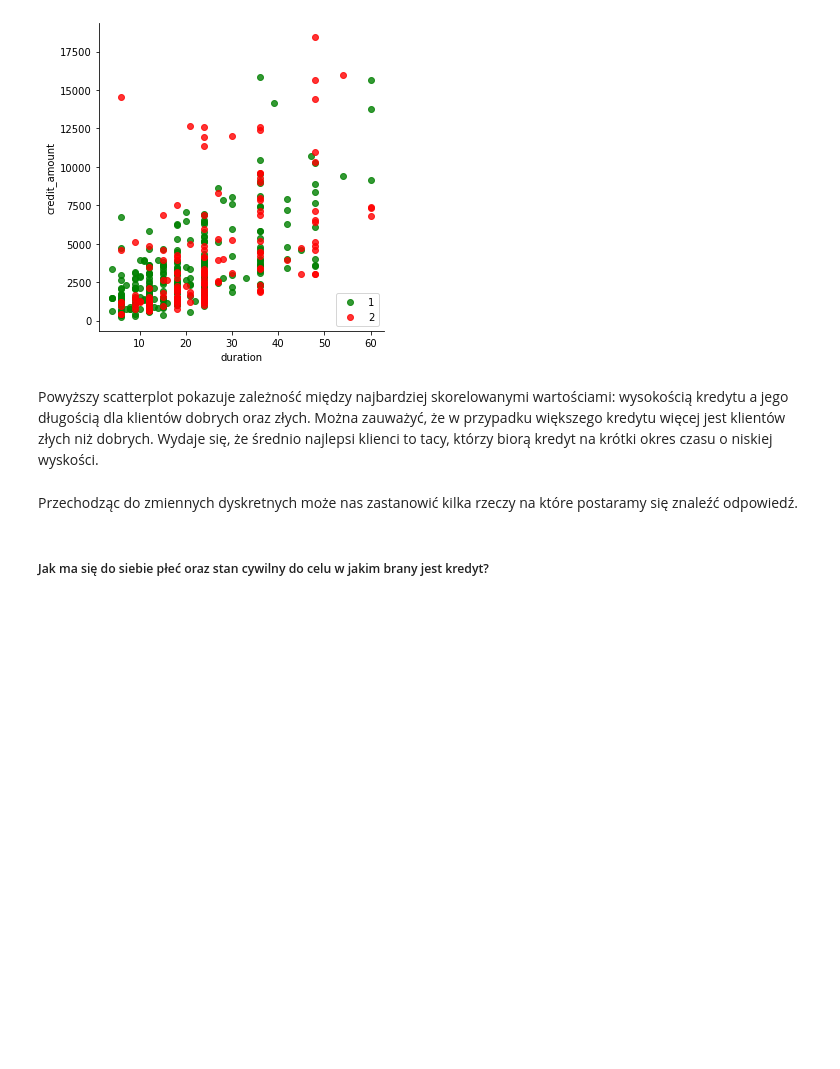
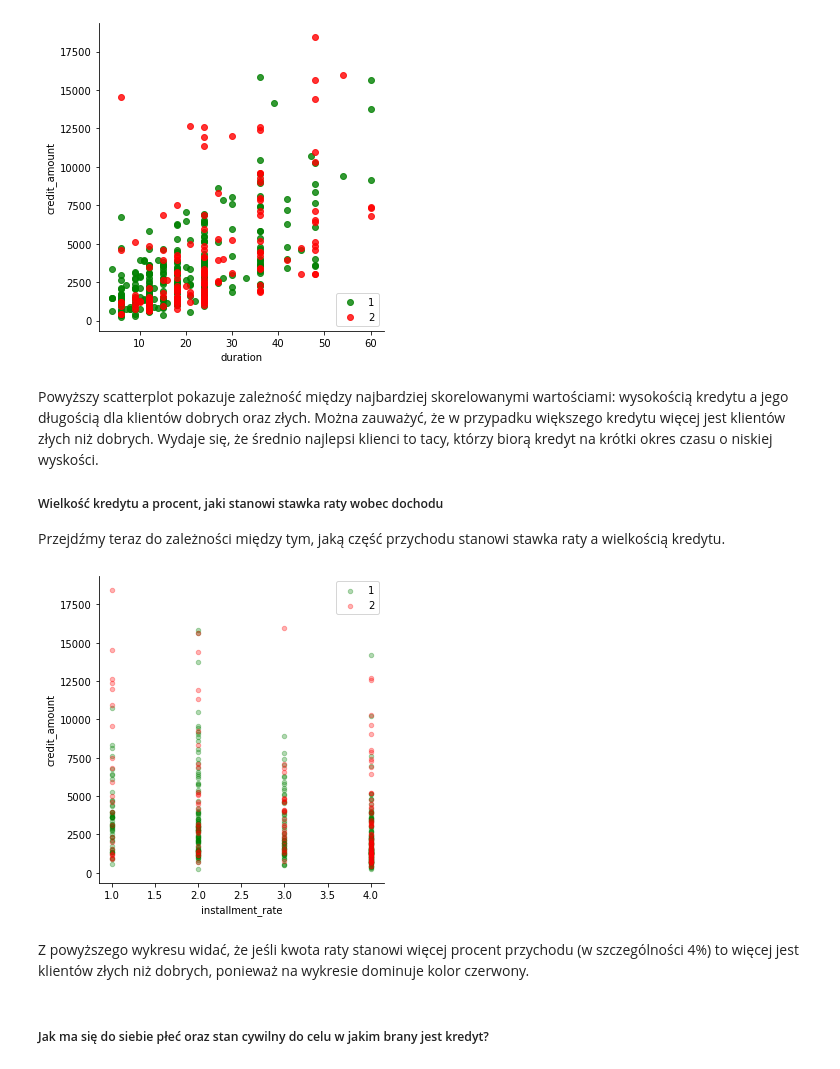
Before and after one commit to malwina0/2022L-ML, a Jupyter notebook: PD1.ipynb, the cells around one changed output. Drawn from its saved outputs; the diff is of its cells as text; code cells hidden in the pictures; blank space fills up the shorter version.

```diff
--- a/PD1.ipynb
+++ b/PD1.ipynb
@@ -203,8 +209,19 @@ plt.show()
 [figure]
 # %% [markdown]
 Powyższy scatterplot pokazuje zależność między najbardziej skorelowanymi wartościami: wysokością kredytu a jego długością dla klientów dobrych oraz złych. Można zauważyć, że w przypadku większego kredytu więcej jest klientów złych niż dobrych. Wydaje się, że średnio najlepsi klienci to tacy, którzy biorą kredyt na krótki okres czasu o niskiej wyskości.
+
+##### Wielkość kredytu a procent, jaki stanowi stawka raty wobec dochodu
+Przejdźmy teraz do zależności między tym, jaką część przychodu stanowi stawka raty a wielkością kredytu.
-# %% [markdown]
-Przechodząc do zmiennych dyskretnych może nas zastanowić kilka rzeczy na które postaramy się znaleźć odpowiedź.
+# %%
+sns.lmplot( x="installment_rate", y="credit_amount", data=X_train, fit_reg=False, hue='customer_type',
+           legend=False, palette=["green", "red"],
+          scatter_kws={"alpha":0.3,"s":20})
+plt.legend(loc='upper right')
+plt.show()
+# %% [output]
+[figure, added]
+# %% [markdown]
+Z powyższego wykresu widać, że jeśli kwota raty stanowi więcej procent przychodu (w szczególności 4%) to więcej jest klientów złych niż dobrych, ponieważ na wykresie dominuje kolor czerwony.
 # %% [markdown]
 ##### Jak ma się do siebie płeć oraz stan cywilny do celu w jakim brany jest kredyt?
 # %%
```
Also changed, not shown: parts of 25 cells of this notebook.
